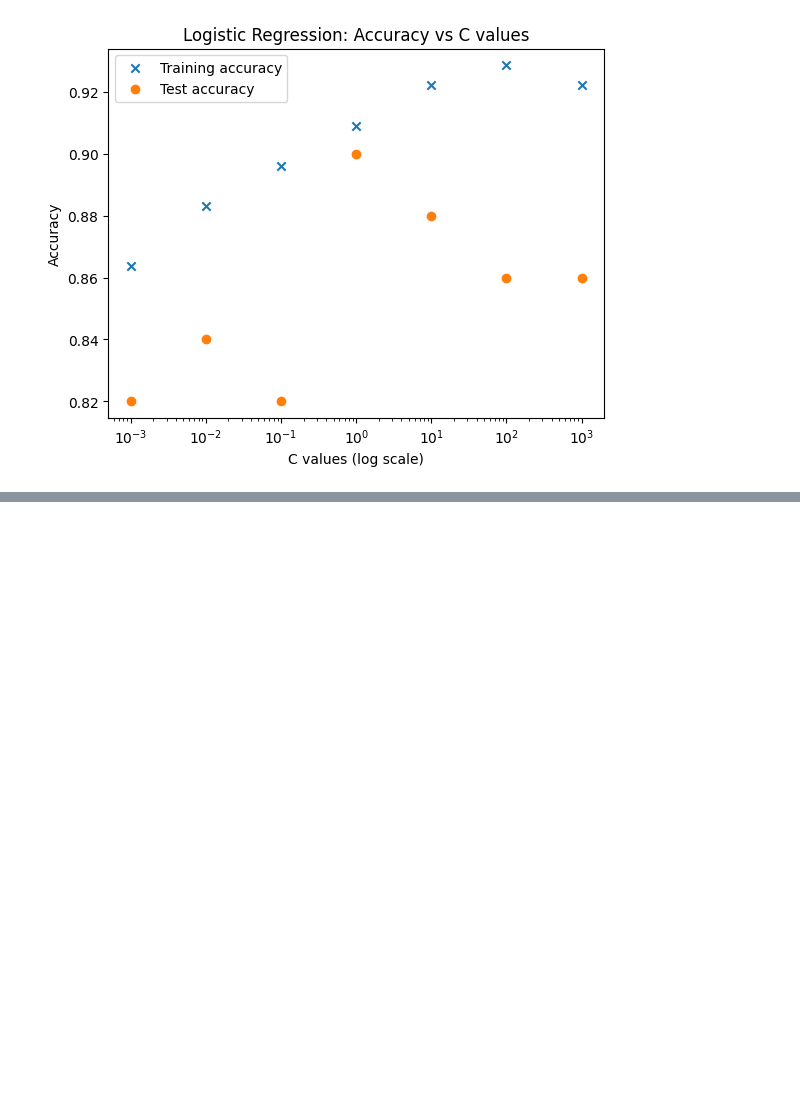
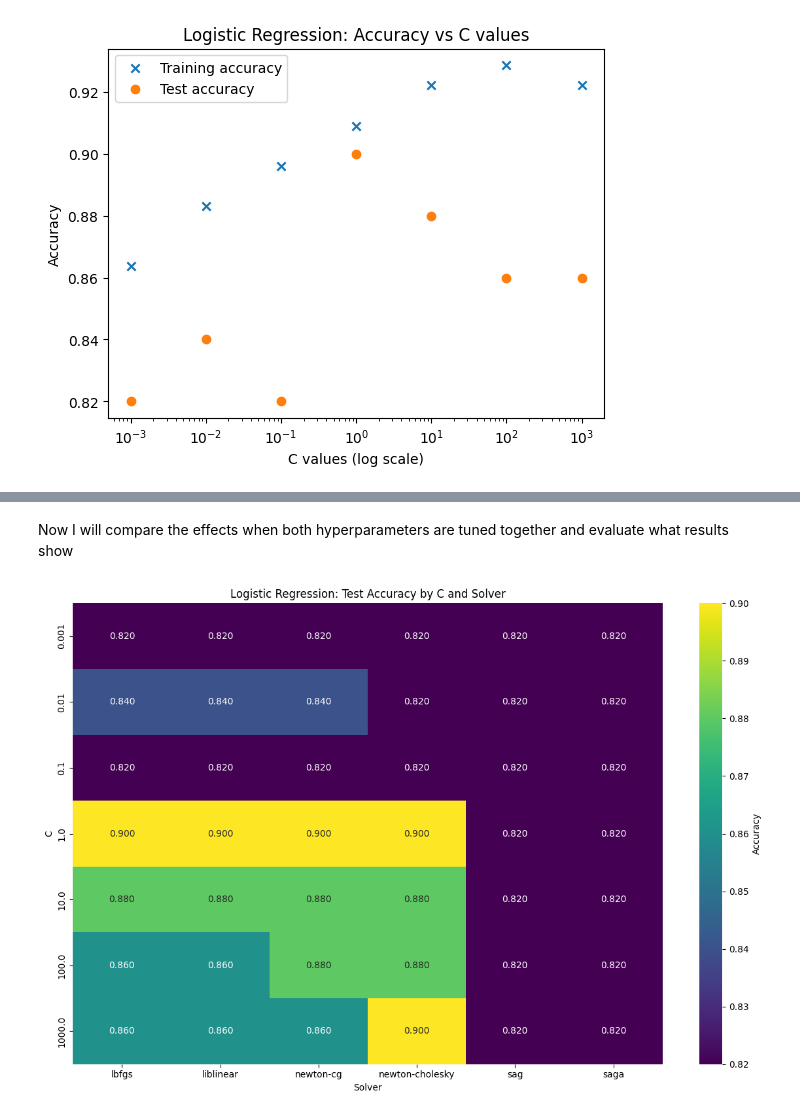
Before and after one commit to gavinmcg1/CT4101-Assignemnt1, a Jupyter notebook: Logistic Regression.ipynb, the cells around one changed output, grey strips where cells are left out. Saved outputs shown, nothing was run; the diff lists cells and outputs as text; code cells hidden in the pictures; blank space fills up the shorter version.

```diff
--- a/Logistic Regression.ipynb
+++ b/Logistic Regression.ipynb
@@ -180,0 +223,34 @@ plt.show()
+# %% [markdown]
+Now I will compare the effects when both hyperparameters are tuned together and evaluate what results show
+# %%
+import seaborn as sns
+
+results = []
+for c in c_values:
+    for solver in solver_values:
+        try:
+            model = LogisticRegression(C=c, solver=solver, max_iter=1000)
+            model.fit(X_train, y_train)
+
+            predictions_training = model.predict(X_train)
+            predictions_test = model.predict(X_test)
+
+            acc_train = metrics.accuracy_score(y_train, predictions_training)
+            acc_test = metrics.accuracy_score(y_test, predictions_test)
+            results.append({"C": c, "Solver": solver, "Training Accuracy": acc_train, "Test Accuracy": acc_test})
+            #print(f"C: {c}, Solver: {solver} => Training accuracy: {acc_train:.4f}, Test accuracy: {acc_test:.4f}")
+        except Exception as e:
+            results.append({"C": c, "Solver": solver, "Training Accuracy": None, "Test Accuracy": None})
+            print(f"C: {c}, Solver: {solver} => Error: {e}")
+
+results_df = pd.DataFrame(results)
+pivot_table = results_df.pivot(index='C', columns='Solver', values='Test Accuracy')
+plt.figure(figsize=(12, 8))
+sns.heatmap(pivot_table, annot=True, cmap="viridis", cbar_kws={'label': 'Accuracy'}, fmt=".3f")
+plt.title('Logistic Regression: Test Accuracy by C and Solver')
+plt.xlabel('Solver')
+plt.ylabel('C')
+plt.tight_layout()
+plt.show()
+# %% [output]
+[figure, added]
```
Also changed, not shown: parts of 4 cells of this notebook.
